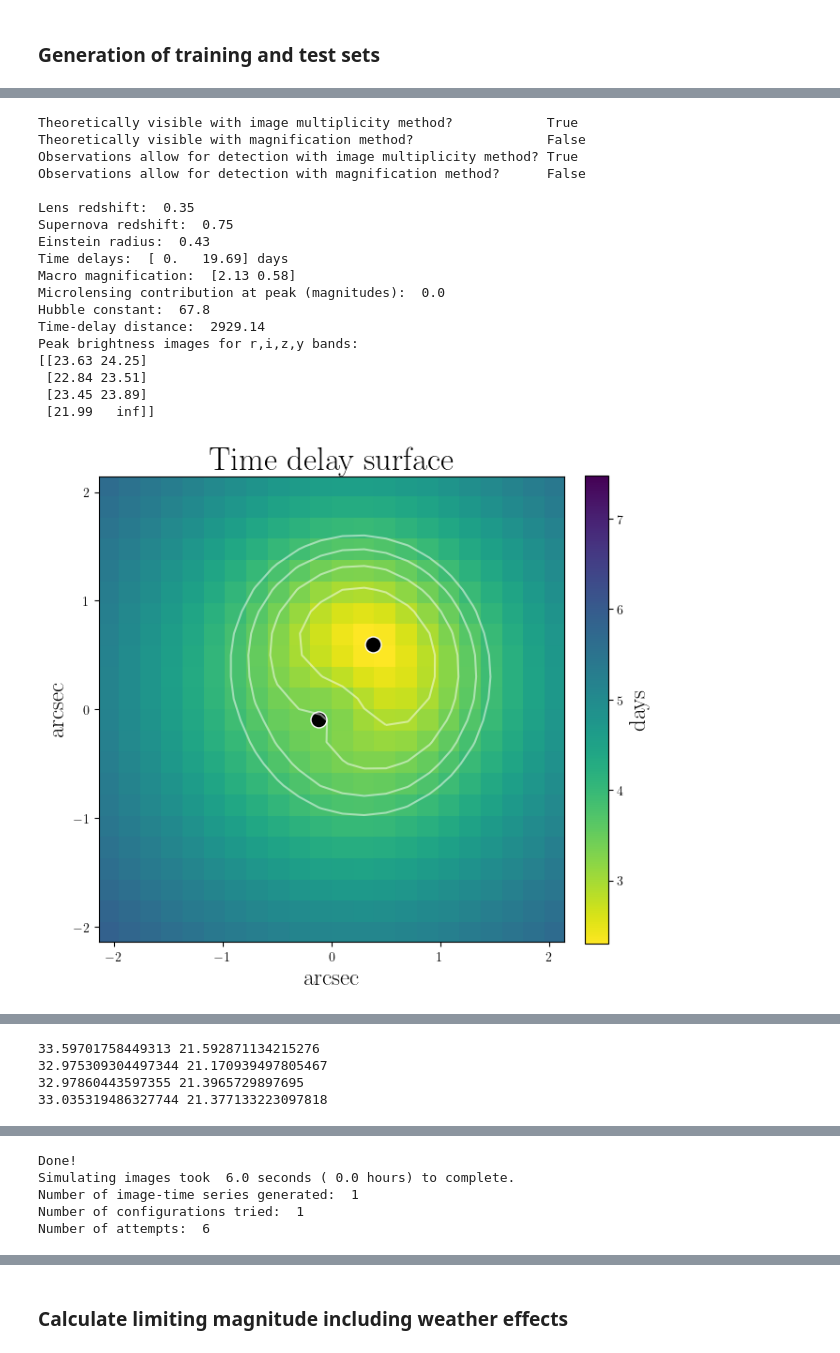
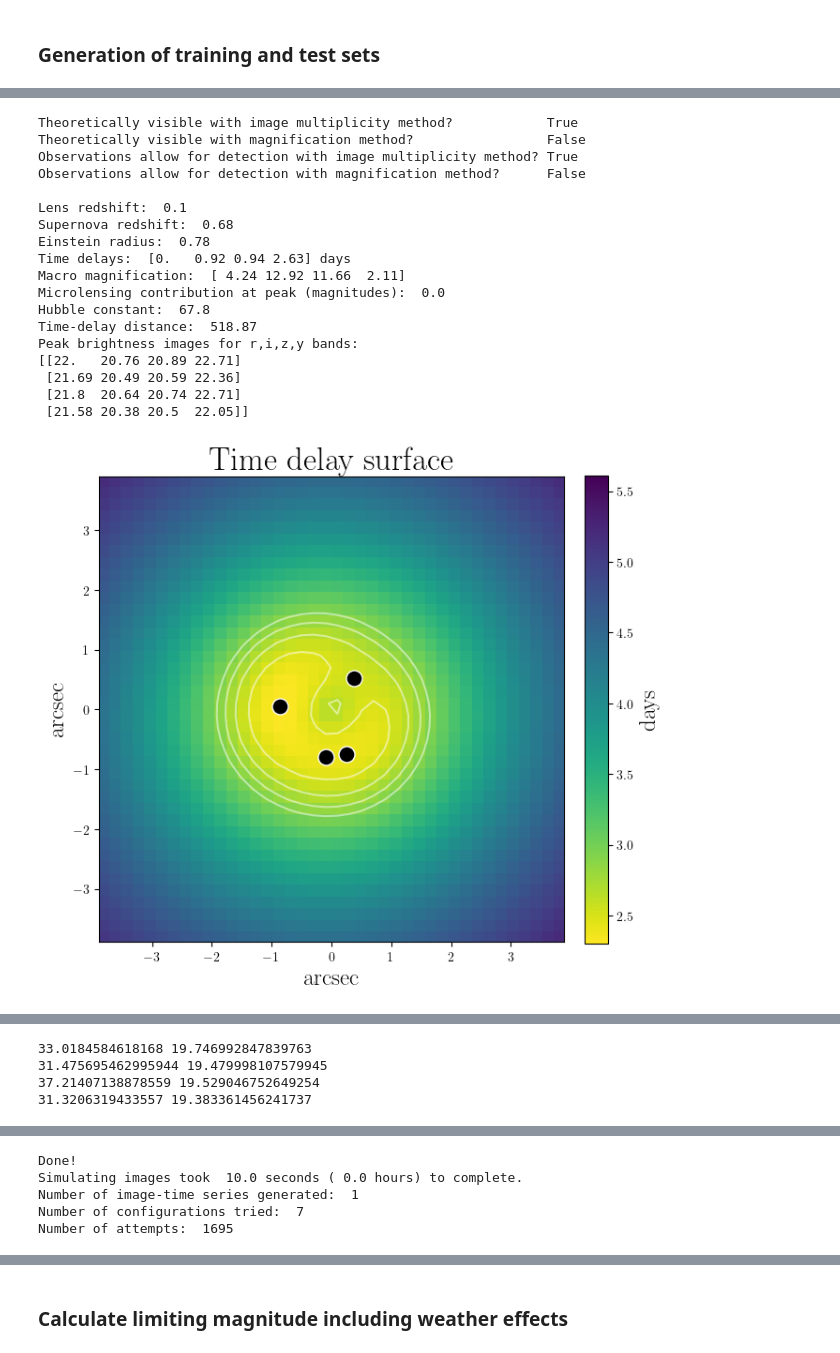
Before and after one commit to Nikki1510/lensed_supernova_simulator_tool, a Jupyter notebook: src/generate_data.ipynb, the cells around one changed output, grey strips where cells are left out. Drawn from its saved outputs; the diff is of its cells as text; code cells hidden in the pictures.

```diff
--- a/src/generate_data.ipynb
+++ b/src/generate_data.ipynb
@@ -58,7 +58,7 @@ Sample the cadence from the predicted distribution for the <b> baseline v2.0 </b
 num_samples = 1               # Total number of lens systems to be generated
 batch_size = 1                # Number of lens systems that is saved together in a batch
 batch = 1                     # Starting number of the batch
-num_images = 2                # Choose between 2 (for doubles) and 4 (for quads)
+num_images = 4                # Choose between 2 (for doubles) and 4 (for quads)
 obs_upper_limit = 200         # Upper limit of number of observations
 obs_lower_limit = 5           # Lower limit of number of observations
 fixed_H0 = True               # Bool, if False: vary H0. if True: fix H0 to 70 km/s/Mpc (for the evaluation set)
@@ -76,19 +76,19 @@ df, timings = simulate_time_series_images(num_samples, batch_size, batch, num_im
 Theoretically visible with image multiplicity method?            True
 Theoretically visible with magnification method?                 False
 Observations allow for detection with image multiplicity method? True
 Observations allow for detection with magnification method?      False
 
-Lens redshift:  0.35
-Supernova redshift:  0.75
-Einstein radius:  0.43
-Time delays:  [ 0.   19.69] days
-Macro magnification:  [2.13 0.58]
+Lens redshift:  0.1
+Supernova redshift:  0.68
+Einstein radius:  0.78
+Time delays:  [0.   0.92 0.94 2.63] days
+Macro magnification:  [ 4.24 12.92 11.66  2.11]
 Microlensing contribution at peak (magnitudes):  0.0
 Hubble constant:  67.8
-Time-delay distance:  2929.14
+Time-delay distance:  518.87
 Peak brightness images for r,i,z,y bands:
-[[23.63 24.25]
- [22.84 23.51]
- [23.45 23.89]
- [21.99   inf]]
+[[22.   20.76 20.89 22.71]
+ [21.69 20.49 20.59 22.36]
+ [21.8  20.64 20.74 22.71]
+ [21.58 20.38 20.5  22.05]]
-[figure, old version]
+[figure, new version]
@@ -96,4 +96,4 @@ Peak brightness images for r,i,z,y bands:
-33.59701758449313 21.592871134215276
-32.975309304497344 21.170939497805467
-32.97860443597355 21.3965729897695
-33.035319486327744 21.377133223097818
+33.0184584618168 19.746992847839763
+31.475695462995944 19.479998107579945
+37.21407138878559 19.529046752649254
+31.3206319433557 19.383361456241737
@@ -102,6 +102,6 @@ Peak brightness images for r,i,z,y bands:
 Done!
-Simulating images took  6.0 seconds ( 0.0 hours) to complete.
+Simulating images took  10.0 seconds ( 0.0 hours) to complete.
 Number of image-time series generated:  1
-Number of configurations tried:  1
-Number of attempts:  6
+Number of configurations tried:  7
+Number of attempts:  1695
                                          time_series  z_source    z_lens  \
```
Also changed, not shown: parts of 11 cells of this notebook, 3 other files.
